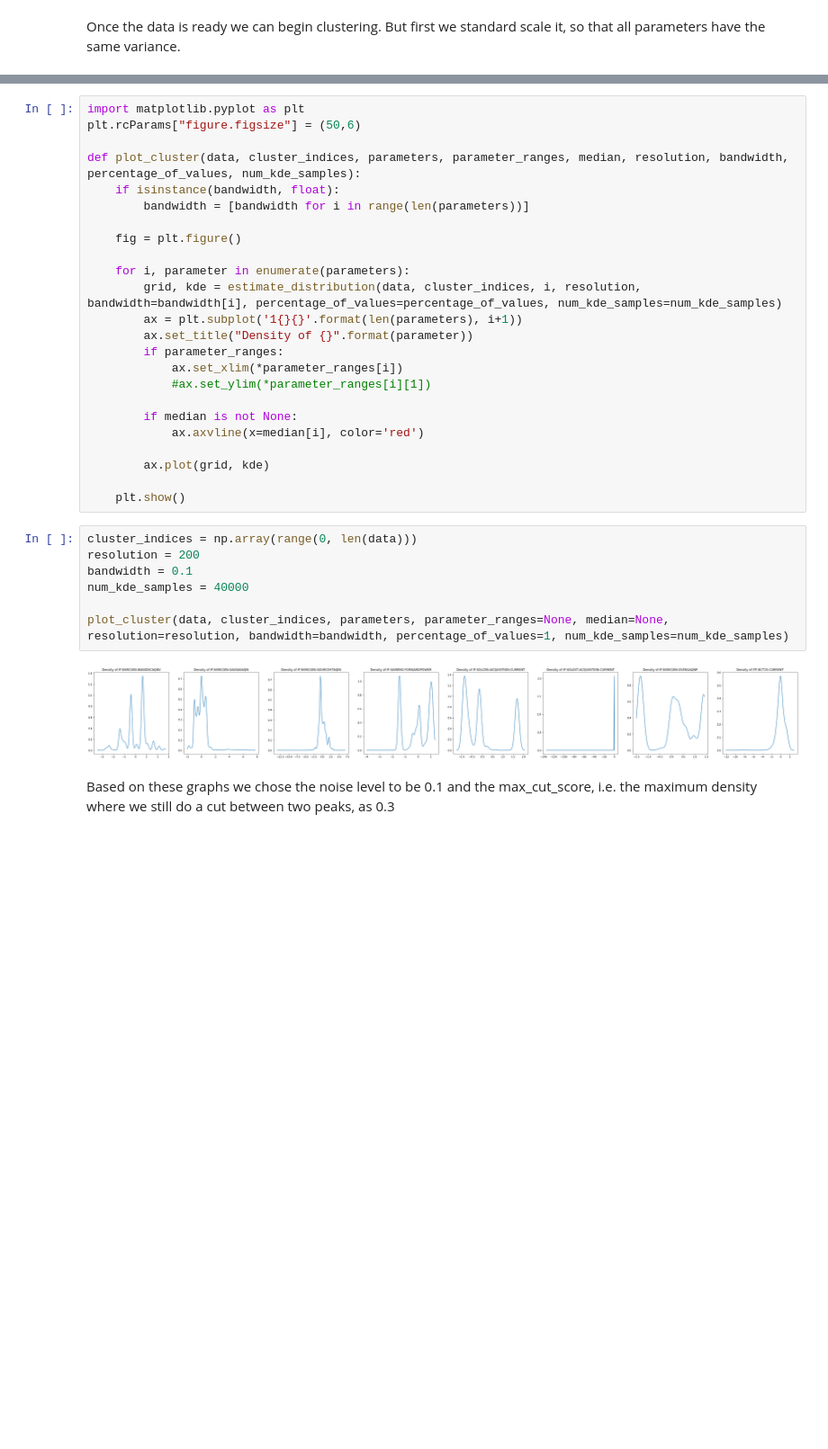
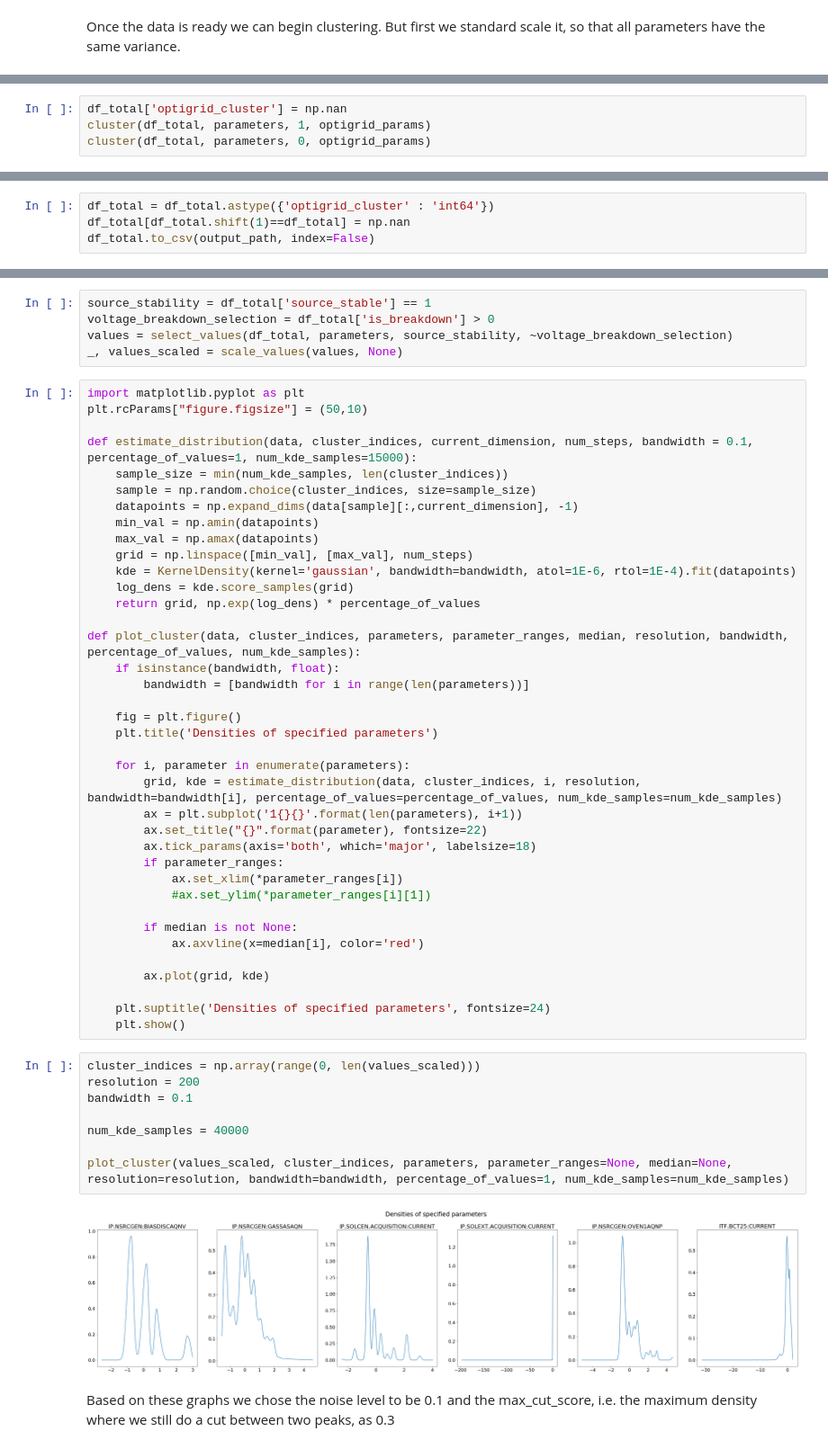
Before and after one commit to mexxexx/ionsrcopt, a Jupyter notebook: Clustering/Optigrid_Clustering.ipynb, the cells around one changed output, grey strips where cells are left out. Shown at 90% size. Saved outputs shown, nothing was run; the diff lists cells and outputs as text; blank space fills up the shorter version.

```diff
--- a/Clustering/Optigrid_Clustering.ipynb
+++ b/Clustering/Optigrid_Clustering.ipynb
@@ -343,0 +515,4 @@ data = scaler.transform(data)
+# %%
+df_total['optigrid_cluster'] = np.nan
+cluster(df_total, parameters, 1, optigrid_params)
+cluster(df_total, parameters, 0, optigrid_params)
@@ -344 +544,5 @@ data = scaler.transform(data)
+# %%
+df_total = df_total.astype({'optigrid_cluster' : 'int64'})
+df_total[df_total.shift(1)==df_total] = np.nan
+df_total.to_csv(output_path, index=False)
 # %% [markdown]
@@ -345,18 +551,36 @@ data = scaler.transform(data)
 The selection of the parameters for optigrid can be done by looking of the densities of the normalized parameters.
+# %%
+source_stability = df_total['source_stable'] == 1
+voltage_breakdown_selection = df_total['is_breakdown'] > 0
+values = select_values(df_total, parameters, source_stability, ~voltage_breakdown_selection)
+_, values_scaled = scale_values(values, None)
 # %%
 import matplotlib.pyplot as plt
-plt.rcParams["figure.figsize"] = (50,6)
+plt.rcParams["figure.figsize"] = (50,10)
+
+def estimate_distribution(data, cluster_indices, current_dimension, num_steps, bandwidth = 0.1, percentage_of_values=1, num_kde_samples=15000):
+    sample_size = min(num_kde_samples, len(cluster_indices))
+    sample = np.random.choice(cluster_indices, size=sample_size)
+    datapoints = np.expand_dims(data[sample][:,current_dimension], -1)
+    min_val = np.amin(datapoints)
+    max_val = np.amax(datapoints)
+    grid = np.linspace([min_val], [max_val], num_steps)
+    kde = KernelDensity(kernel='gaussian', bandwidth=bandwidth, atol=1E-6, rtol=1E-4).fit(datapoints)
+    log_dens = kde.score_samples(grid)
+    return grid, np.exp(log_dens) * percentage_of_values
 
 def plot_cluster(data, cluster_indices, parameters, parameter_ranges, median, resolution, bandwidth, percentage_of_values, num_kde_samples):
     if isinstance(bandwidth, float):
         bandwidth = [bandwidth for i in range(len(parameters))]
 
     fig = plt.figure()
+    plt.title('Densities of specified parameters')
 
     for i, parameter in enumerate(parameters):
         grid, kde = estimate_distribution(data, cluster_indices, i, resolution, bandwidth=bandwidth[i], percentage_of_values=percentage_of_values, num_kde_samples=num_kde_samples)
         ax = plt.subplot('1{}{}'.format(len(parameters), i+1))
-        ax.set_title("Density of {}".format(parameter))
+        ax.set_title("{}".format(parameter), fontsize=22)
+        ax.tick_params(axis='both', which='major', labelsize=18)
         if parameter_ranges:
             ax.set_xlim(*parameter_ranges[i])
             #ax.set_ylim(*parameter_ranges[i][1])
@@ -366,15 +590,17 @@ def plot_cluster(data, cluster_indices, parameters, parameter_ranges, median, re
 
         ax.plot(grid, kde)
 
+    plt.suptitle('Densities of specified parameters', fontsize=24)
     plt.show()
 # %%
-cluster_indices = np.array(range(0, len(data)))
+cluster_indices = np.array(range(0, len(values_scaled)))
 resolution = 200
 bandwidth = 0.1
+
 num_kde_samples = 40000
 
-plot_cluster(data, cluster_indices, parameters, parameter_ranges=None, median=None, resolution=resolution, bandwidth=bandwidth, percentage_of_values=1, num_kde_samples=num_kde_samples)
+plot_cluster(values_scaled, cluster_indices, parameters, parameter_ranges=None, median=None, resolution=resolution, bandwidth=bandwidth, percentage_of_values=1, num_kde_samples=num_kde_samples)
 # %% [output]
-[figure, old version]
+[figure, new version]
 # %% [markdown]
 Based on these graphs we chose the noise level to be 0.1 and the max_cut_score, i.e. the maximum density where we still do a cut between two peaks, as 0.3
```
Also changed, not shown: parts of 35 cells of this notebook, 2 other files.
